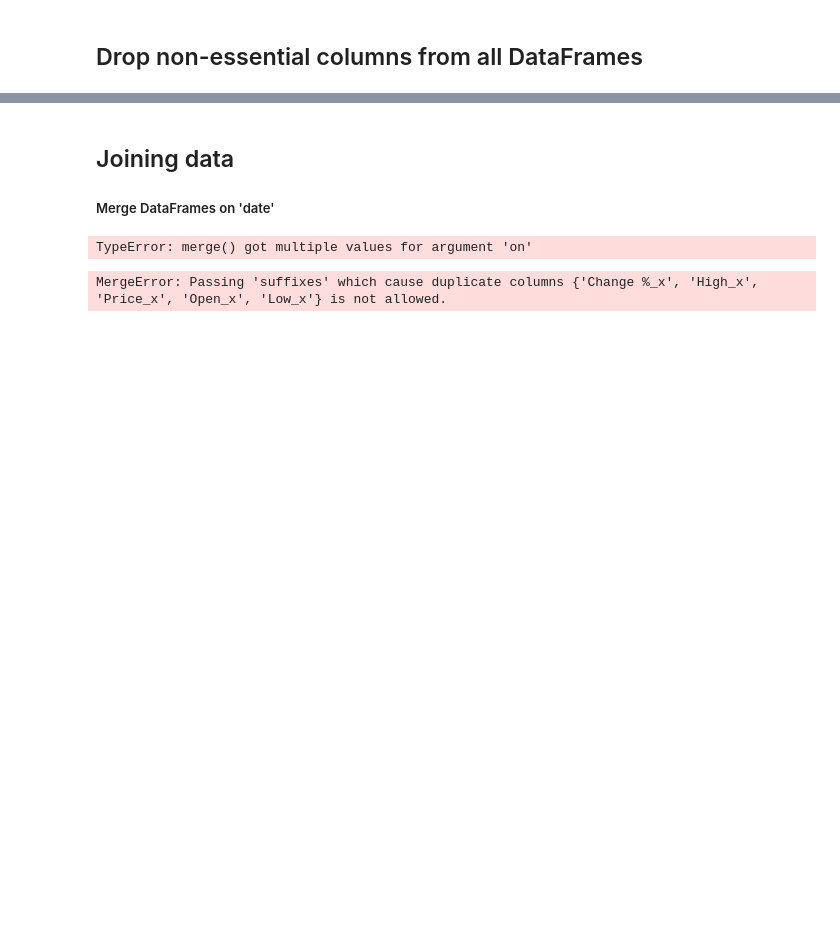
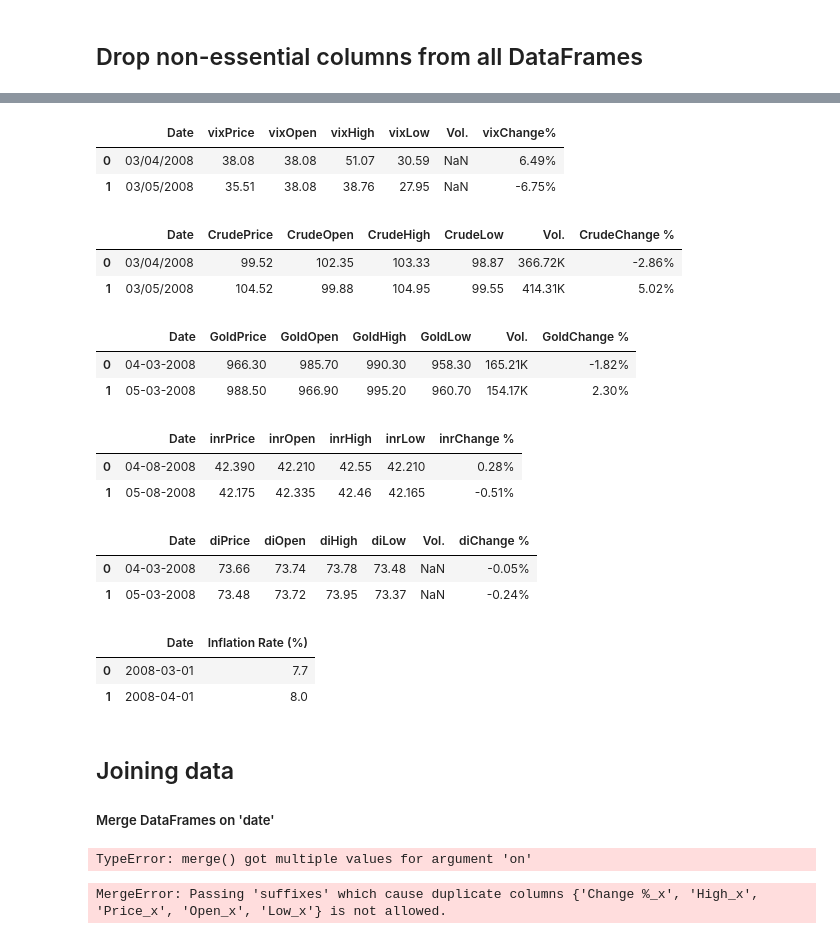
Before and after one commit to albertodavincishekhawat/IndiaVIXanalysis, a Jupyter notebook: SourcingData.ipynb, the cells around one changed output, grey strips where cells are left out. Saved outputs shown, nothing was run; the diff lists cells and outputs as text; code cells hidden in the pictures; blank space fills up the shorter version.

```diff
--- a/SourcingData.ipynb
+++ b/SourcingData.ipynb
@@ -162,3 +162,45 @@ data7=data7.drop('Vol.',axis=1)
+# %%
+data1 = data1.iloc[::-1].reset_index(drop=True)
+data1.head(2)
+# %% [output]
+|  | Date | vixPrice | vixOpen | vixHigh | vixLow | Vol. | vixChange% |
+| 0 | 03/04/2008 | 38.08 | 38.08 | 51.07 | 30.59 | NaN | 6.49% |
+| 1 | 03/05/2008 | 35.51 | 38.08 | 38.76 | 27.95 | NaN | -6.75% |
+# %%
+data4 = data4.iloc[::-1].reset_index(drop=True)
+data4.head(2)
+# %% [output]
+|  | Date | CrudePrice | CrudeOpen | CrudeHigh | CrudeLow | Vol. | CrudeChange % |
+| 0 | 03/04/2008 | 99.52 | 102.35 | 103.33 | 98.87 | 366.72K | -2.86% |
+| 1 | 03/05/2008 | 104.52 | 99.88 | 104.95 | 99.55 | 414.31K | 5.02% |
+# %%
+data5 = data5.iloc[::-1].reset_index(drop=True)
+data5.head(2)
+# %% [output]
+|  | Date | GoldPrice | GoldOpen | GoldHigh | GoldLow | Vol. | GoldChange % |
+| 0 | 04-03-2008 | 966.30 | 985.70 | 990.30 | 958.30 | 165.21K | -1.82% |
+| 1 | 05-03-2008 | 988.50 | 966.90 | 995.20 | 960.70 | 154.17K | 2.30% |
+# %%
+data6 = data6.iloc[::-1].reset_index(drop=True)
+data6.head(2)
+# %% [output]
+|  | Date | inrPrice | inrOpen | inrHigh | inrLow | inrChange % |
+| 0 | 04-08-2008 | 42.390 | 42.210 | 42.55 | 42.210 | 0.28% |
+| 1 | 05-08-2008 | 42.175 | 42.335 | 42.46 | 42.165 | -0.51% |
+# %%
+data7 = data7.iloc[::-1].reset_index(drop=True)
+data7.head(2)
+# %% [output]
+|  | Date | diPrice | diOpen | diHigh | diLow | Vol. | diChange % |
+| 0 | 04-03-2008 | 73.66 | 73.74 | 73.78 | 73.48 | NaN | -0.05% |
+| 1 | 05-03-2008 | 73.48 | 73.72 | 73.95 | 73.37 | NaN | -0.24% |
+# %%
+data10 = data10.iloc[::-1].reset_index(drop=True)
+data10.head(2)
+# %% [output]
+|  | Date | Inflation Rate (%) |
+| 0 | 2008-03-01 | 7.7 |
+| 1 | 2008-04-01 | 8.0 |
 # %% [markdown]
 ## Joining data
 ##### Merge DataFrames on 'date'
```
Also changed, not shown: parts of 14 cells of this notebook, 5 other files.
